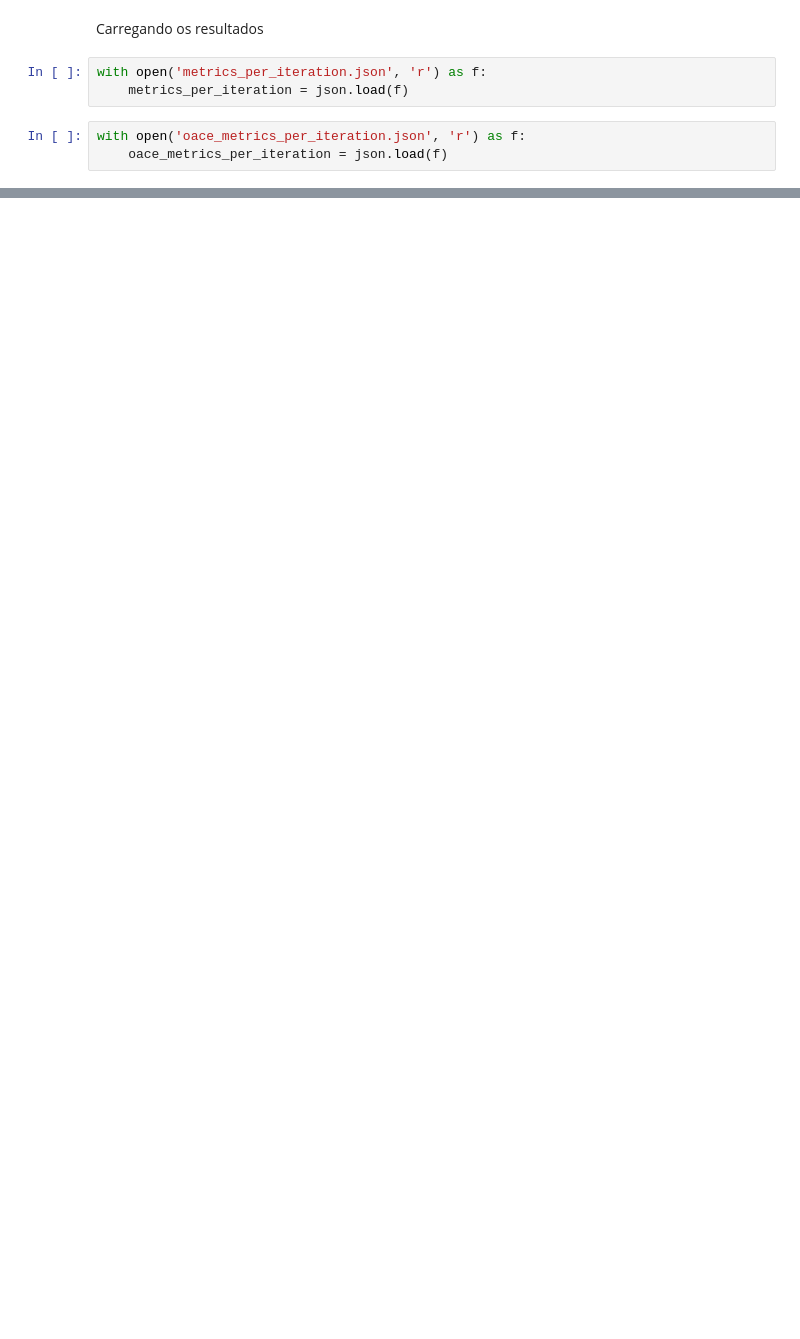
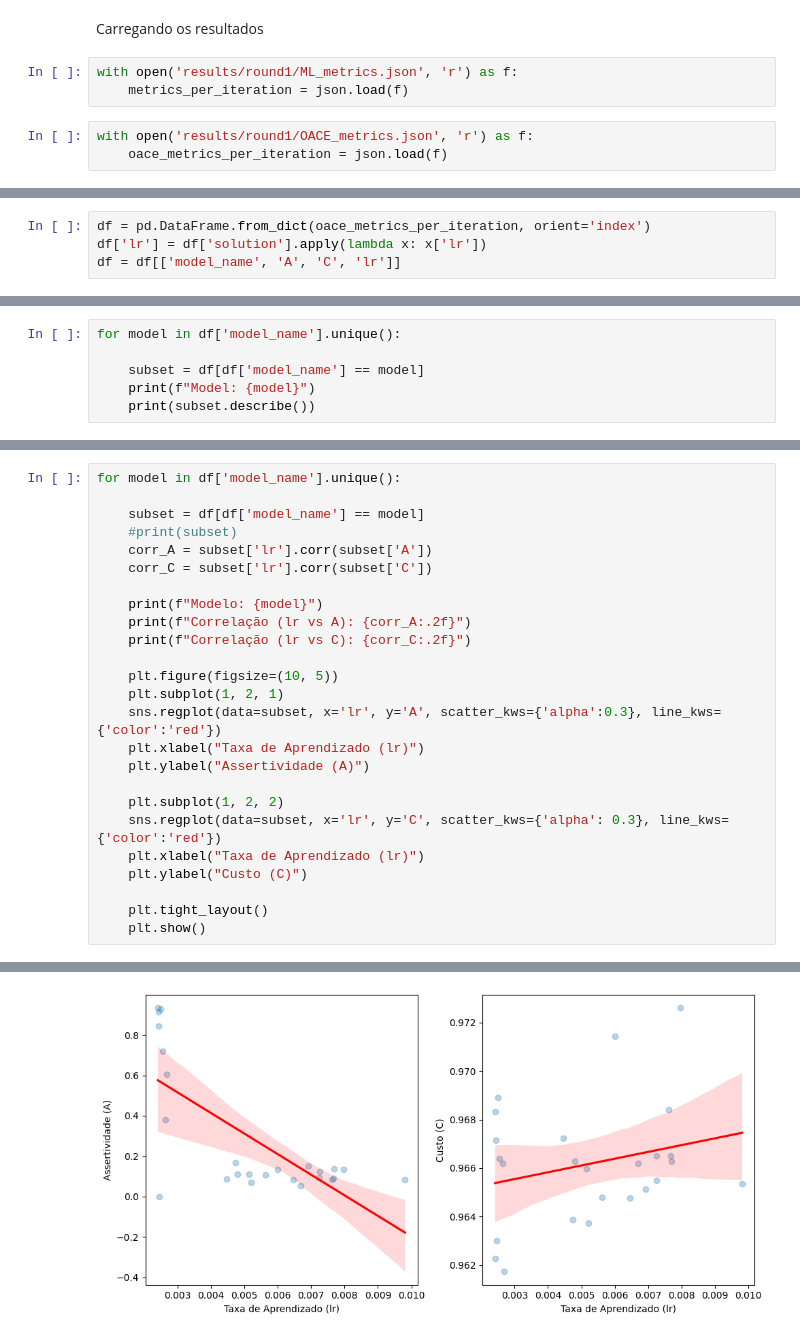
Before and after one commit to LyanhVini/OACE-randomWalk-monofocal-method, a Jupyter notebook: visualization.ipynb, the cells around one changed output, grey strips where cells are left out. Saved outputs shown, nothing was run; the diff lists cells and outputs as text; blank space fills up the shorter version.

Commit message:
Atualização print

```diff
--- a/visualization.ipynb
+++ b/visualization.ipynb
@@ -5,8 +7,8 @@ import json
 # %% [markdown]
 Carregando os resultados
 # %%
-with open('metrics_per_iteration.json', 'r') as f:
+with open('results/round1/ML_metrics.json', 'r') as f:
     metrics_per_iteration = json.load(f)
 # %%
-with open('oace_metrics_per_iteration.json', 'r') as f:
+with open('results/round1/OACE_metrics.json', 'r') as f:
     oace_metrics_per_iteration = json.load(f)
@@ -90,0 +17,4 @@ plot_assertiveness_metrics(metrics_per_iteration)
+# %%
+df = pd.DataFrame.from_dict(oace_metrics_per_iteration, orient='index')
+df['lr'] = df['solution'].apply(lambda x: x['lr'])
+df = df[['model_name', 'A', 'C', 'lr']]
@@ -90,0 +33,6 @@ plot_assertiveness_metrics(metrics_per_iteration)
+# %%
+for model in df['model_name'].unique():
+
+    subset = df[df['model_name'] == model]
+    print(f"Model: {model}")
+    print(subset.describe())
@@ -90,0 +57,26 @@ plot_assertiveness_metrics(metrics_per_iteration)
+# %%
+for model in df['model_name'].unique():
+
+    subset = df[df['model_name'] == model]
+    #print(subset)
+    corr_A = subset['lr'].corr(subset['A'])
+    corr_C = subset['lr'].corr(subset['C'])
+
+    print(f"Modelo: {model}")
+    print(f"Correlação (lr vs A): {corr_A:.2f}")
+    print(f"Correlação (lr vs C): {corr_C:.2f}")
+
+    plt.figure(figsize=(10, 5))
+    plt.subplot(1, 2, 1)
+    sns.regplot(data=subset, x='lr', y='A', scatter_kws={'alpha':0.3}, line_kws={'color':'red'})
+    plt.xlabel("Taxa de Aprendizado (lr)")
+    plt.ylabel("Assertividade (A)")
+
+    plt.subplot(1, 2, 2)
+    sns.regplot(data=subset, x='lr', y='C', scatter_kws={'alpha': 0.3}, line_kws={'color':'red'})
+    plt.xlabel("Taxa de Aprendizado (lr)")
+    plt.ylabel("Custo (C)")
+
+    plt.tight_layout()
+    plt.show()
+# %% [output]
@@ -90,0 +86 @@ plot_assertiveness_metrics(metrics_per_iteration)
+[figure, added]
```
Also changed, not shown: parts of 9 cells of this notebook, 1 other file.
